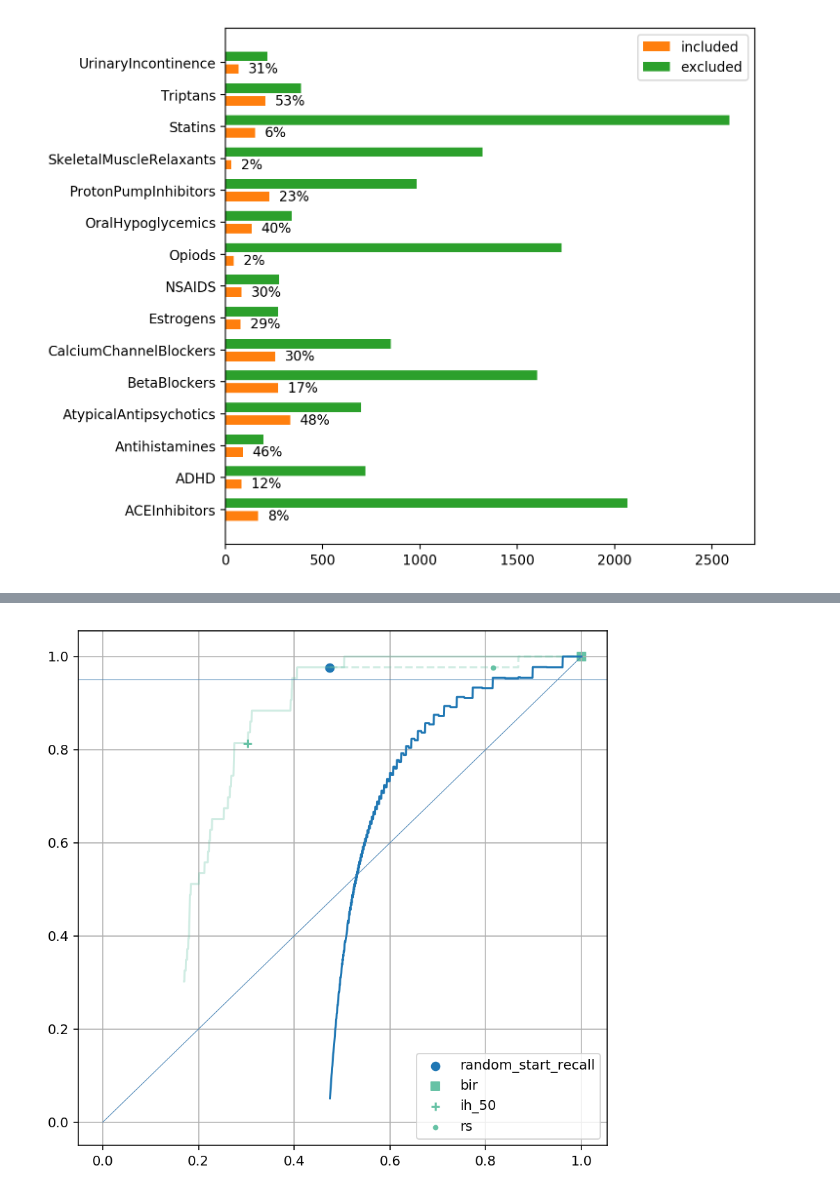
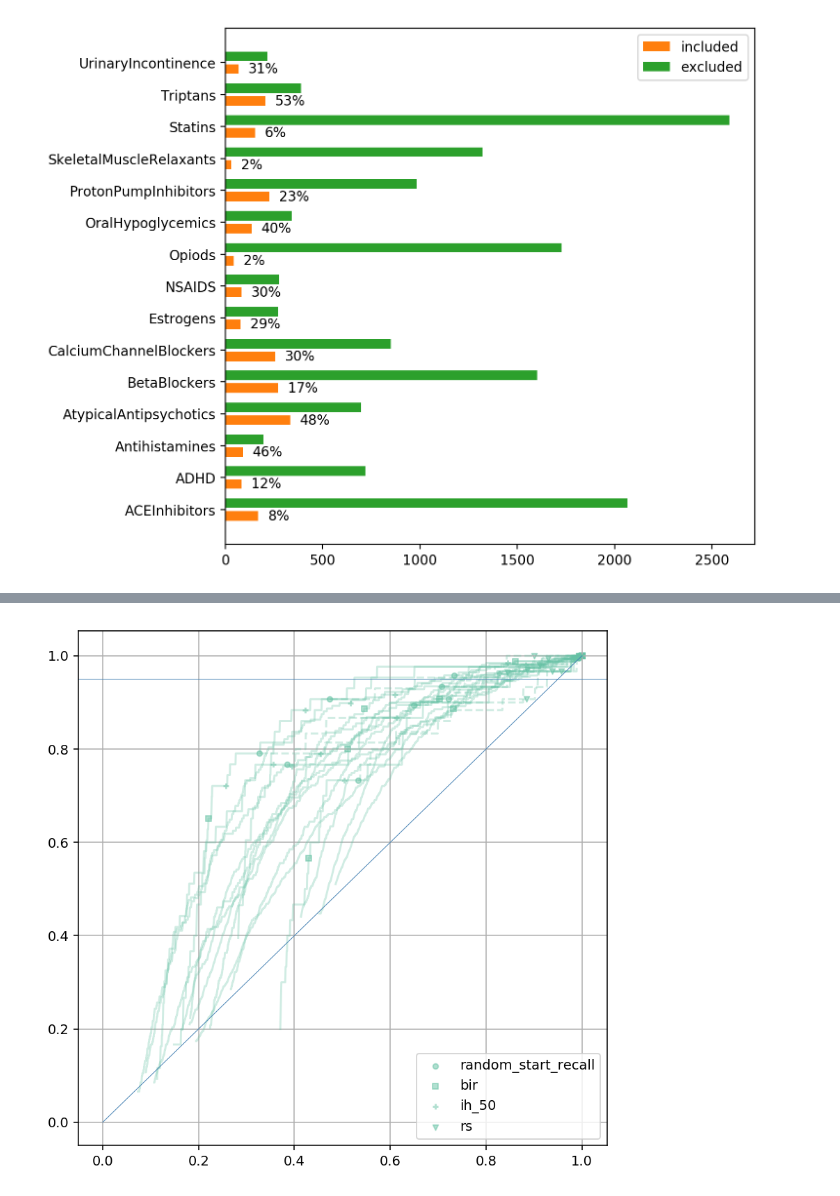
Before and after one commit to mcallaghan/rapid-screening, a Jupyter notebook: analysis/evaluation.ipynb, the cells around one changed output, grey strips where cells are left out. Cells and saved outputs as stored; diff of their text form; code cells hidden in the pictures.

```diff
--- a/analysis/evaluation.ipynb
+++ b/analysis/evaluation.ipynb
@@ -97,7 +98,7 @@ plt.show()
 # %%
 importlib.reload(rr)
 
-recalculate = True
+recalculate = False
 if recalculate:
     models = [
         SVC(kernel='linear',class_weight='balanced',probability=True)
@@ -151,36 +165,39 @@ results_df[['bir','last_iteration_relevance','wss95_rs']]
 fig, ax = plt.subplots(figsize=(7,7),dpi=140)
 colors = ['#66c2a5','#fc8d62','#8da0cb']
 
-alpha = 0.4
+a = 0.3
+size = 15
 
 pdf = results_df[results_df['N'] > 1000]
 
 for i, p in pdf.iterrows():
 
     ax.plot(p['work_track'], p['recall_track'], c = colors[0], alpha=a)
     ax.plot(p['random_work_track'], p['random_recall_track'], c = colors[0], alpha=a, linestyle="--")
-    ax.plot(p['random_work_track'], p['estimated_recall_path'])
+    #ax.plot(p['random_work_track'], p['estimated_recall_path'])
 
 s_crit = ["bir","ih_50","rs"]
 
 import itertools
-marker = itertools.cycle((',', '+', '.', 'o', '*'))
+marker = itertools.cycle((',', '+', 'v', 'o', '*'))
 
-ax.scatter(pdf['random_start_work'],pdf['random_start_recall'])
+ax.scatter(pdf['random_start_work'],pdf['random_start_recall'],c=colors[0],s=size,alpha=a+0.2)
 
 for s in s_crit:
     ax.scatter(
         1- pdf[f'wss95_{s}'],
         pdf[f'recall_{s}'],
         c = colors[0], marker = next(marker),
-        label = s
+        label = s,
+        s = size,
+        alpha=a+0.2
     )
 
 ax.axhline(0.95, color="steelblue",lw=0.5)
 ax.plot([0,1],[0,1], color="steelblue", lw=0.5)
 ax.legend()
 ax.grid()
 
 plt.show()
 # %% [output]
-[figure, old version]
+[figure, new version]
```
Also changed, not shown: parts of 22 cells of this notebook, 6 other files.
